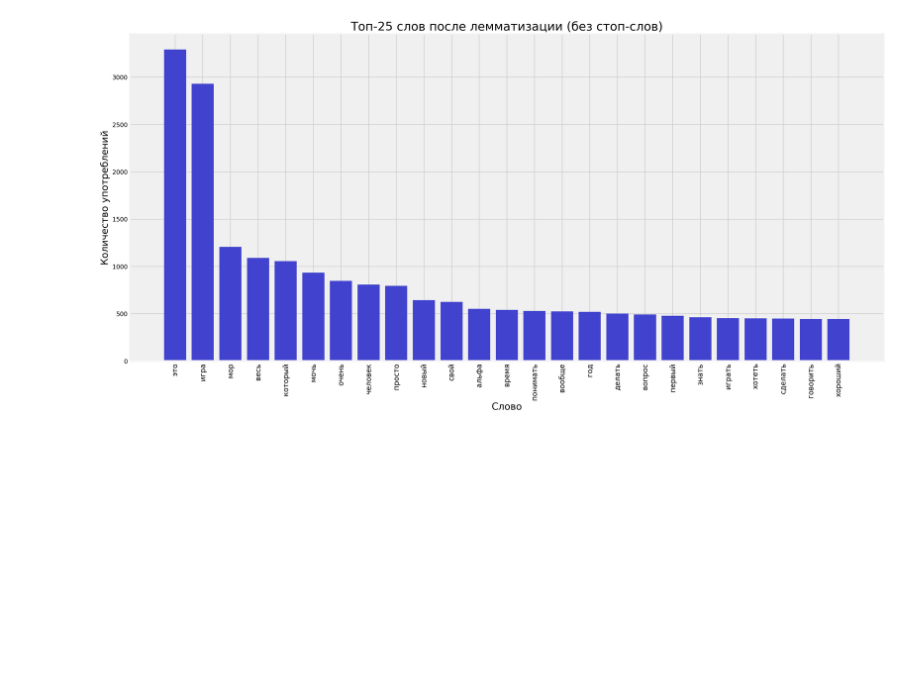
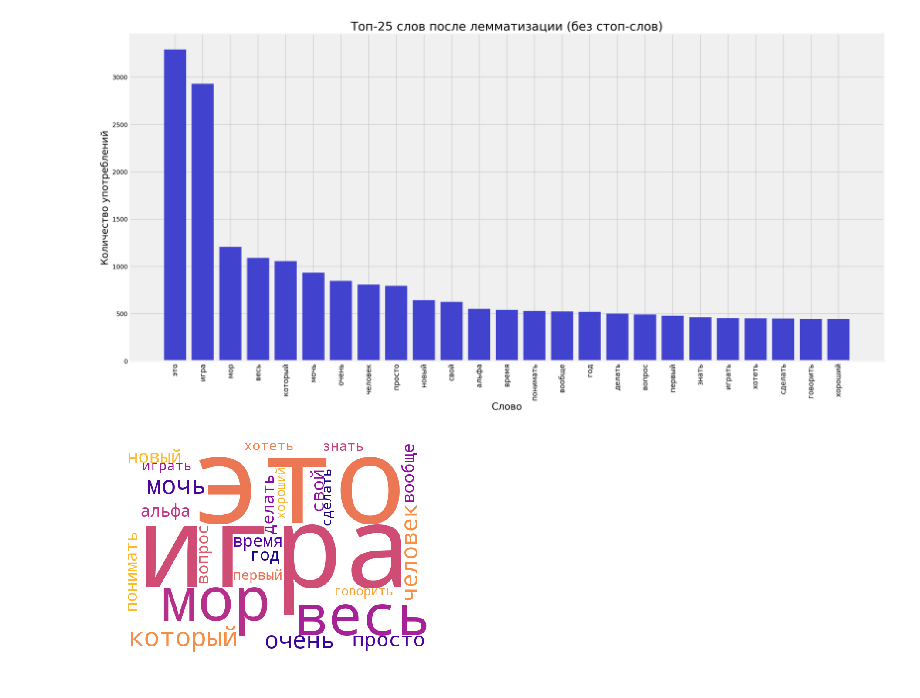
Before and after one commit to Graf-D/HSE_programming_2018-2019, a Jupyter notebook: VK_API/VK_API_research.ipynb, the cells around one changed output. Cells and saved outputs as stored; diff of their text form; code cells hidden in the pictures; blank space fills up the shorter version.

Commit message:
add wordcloud

```diff
--- a/VK_API/VK_API_research.ipynb
+++ b/VK_API/VK_API_research.ipynb
@@ -310,0 +309,10 @@ plt.show()
+# %%
+from wordcloud import WordCloud
+
+wordcloud = WordCloud(width=700, height=500, max_words=25, background_color='white', colormap='plasma').generate_from_frequencies(dict(lemm_freq_wout_stopwords))
+
+plt.imshow(wordcloud)
+plt.axis('off')
+plt.show()
+# %% [output]
+[figure, added]
```
Also changed, not shown: parts of 1 cell of this notebook, 1 other file.
